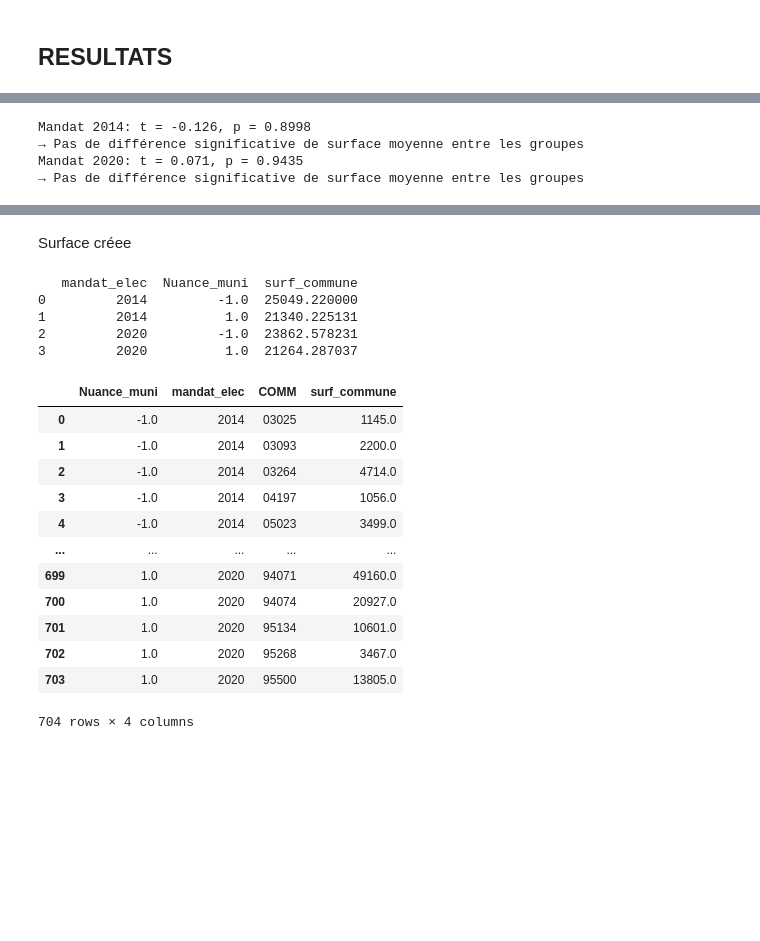
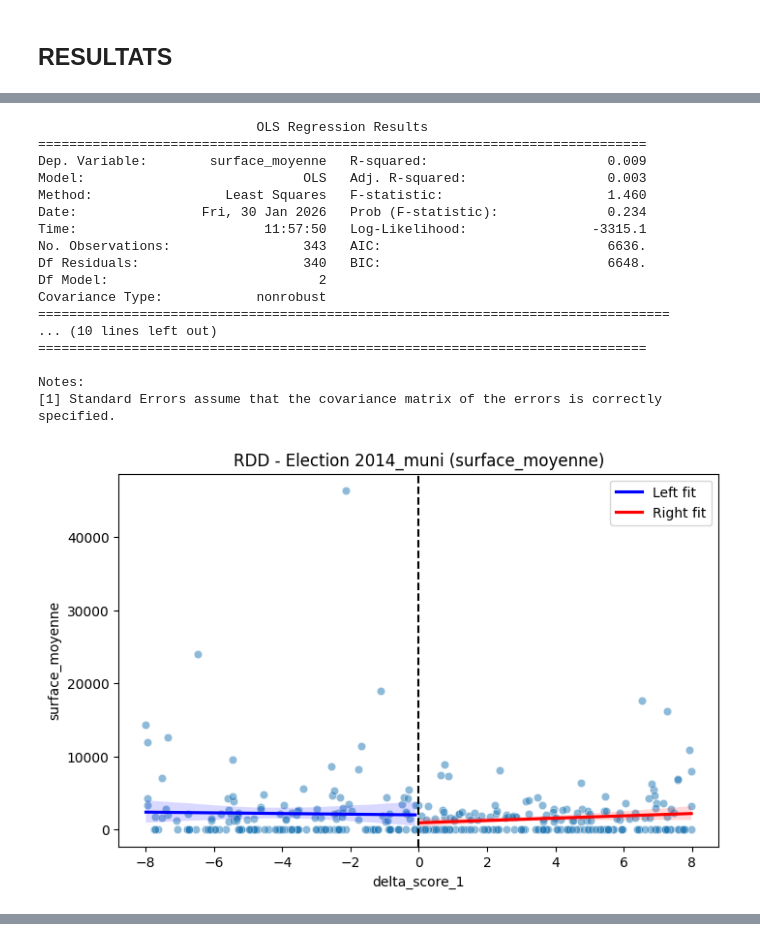
Before and after one commit to xdalp/projet3A, a Jupyter notebook: RDD.ipynb, the cells around one changed output, grey strips where cells are left out. Cells and saved outputs as stored; diff of their text form; code cells hidden in the pictures; blank space fills up the shorter version.

```diff
--- a/RDD.ipynb
+++ b/RDD.ipynb
@@ -180,26 +204,26 @@ print(RDD_nb_bati)
 # %%
-from scipy import stats
+from RDD_functions import compute_rdd, plot_rdd
 
-mandats = RDD_nb_bati['mandat_elec'].unique()
+var='surface_moyenne'
+print(compute_rdd(gdf_RDD, outcome_var=var)["2014_muni"])
 
-for mandat in mandats:
-    # Sélection des communes pour ce mandat
-    df_m = gdf_RDD[gdf_RDD['mandat_elec'] == mandat]
-
-    # Extraire SURF_CREEE par groupe Nuance_muni
-    groupe_neg1 = df_m[df_m['Nuance_muni'] == -1].groupby('COMM').size()
-    groupe_pos1 = df_m[df_m['Nuance_muni'] == 1].groupby('COMM').size()
-
-    # Test t de Welch (variances inégales)
-    t_stat, p_val = stats.ttest_ind(groupe_neg1, groupe_pos1, equal_var=False)
-
-    print(f"Mandat {mandat}: t = {t_stat:.3f}, p = {p_val:.4f}")
-    if p_val < 0.1:
-        print("→ Différence significative de surface moyenne entre les groupes")
-    else:
-        print("→ Pas de différence significative de surface moyenne entre les groupes")
+plot_rdd(gdf_RDD, outcome_var=var)
 # %% [output]
-Mandat 2014: t = -0.126, p = 0.8998
-→ Pas de différence significative de surface moyenne entre les groupes
-Mandat 2020: t = 0.071, p = 0.9435
-→ Pas de différence significative de surface moyenne entre les groupes
+                            OLS Regression Results
+==============================================================================
+Dep. Variable:        surface_moyenne   R-squared:                       0.009
+Model:                            OLS   Adj. R-squared:                  0.003
+Method:                 Least Squares   F-statistic:                     1.460
+Date:                Fri, 30 Jan 2026   Prob (F-statistic):              0.234
+Time:                        11:57:50   Log-Likelihood:                -3315.1
+No. Observations:                 343   AIC:                             6636.
+Df Residuals:                     340   BIC:                             6648.
+Df Model:                           2
+Covariance Type:            nonrobust
+=================================================================================
+... (10 lines left out)
+==============================================================================
+
+Notes:
+[1] Standard Errors assume that the covariance matrix of the errors is correctly specified.
+[figure, added]
@@ -206,29 +230,0 @@ Mandat 2020: t = 0.071, p = 0.9435
-# %% [markdown]
-Surface créee
-# %%
-surf_par_commune = gdf_RDD.groupby(['Nuance_muni', 'mandat_elec', 'COMM'])['SURF_CREEE'].sum().reset_index(name='surf_commune')
-RDD_surf = surf_par_commune.groupby(['mandat_elec','Nuance_muni'])['surf_commune'].mean().reset_index()
-
-print(RDD_surf)
-# %% [output]
-   mandat_elec  Nuance_muni  surf_commune
-0         2014         -1.0  25049.220000
-1         2014          1.0  21340.225131
-2         2020         -1.0  23862.578231
-3         2020          1.0  21264.287037
-# %%
-surf_par_commune
-# %% [output]
-|  | Nuance_muni | mandat_elec | COMM | surf_commune |
-| 0 | -1.0 | 2014 | 03025 | 1145.0 |
-| 1 | -1.0 | 2014 | 03093 | 2200.0 |
-| 2 | -1.0 | 2014 | 03264 | 4714.0 |
-| 3 | -1.0 | 2014 | 04197 | 1056.0 |
-| 4 | -1.0 | 2014 | 05023 | 3499.0 |
-| ... | ... | ... | ... | ... |
-| 699 | 1.0 | 2020 | 94071 | 49160.0 |
-| 700 | 1.0 | 2020 | 94074 | 20927.0 |
-| 701 | 1.0 | 2020 | 95134 | 10601.0 |
-| 702 | 1.0 | 2020 | 95268 | 3467.0 |
-| 703 | 1.0 | 2020 | 95500 | 13805.0 |
-704 rows × 4 columns
```
Also changed, not shown: parts of 27 cells of this notebook, 1 other file.
